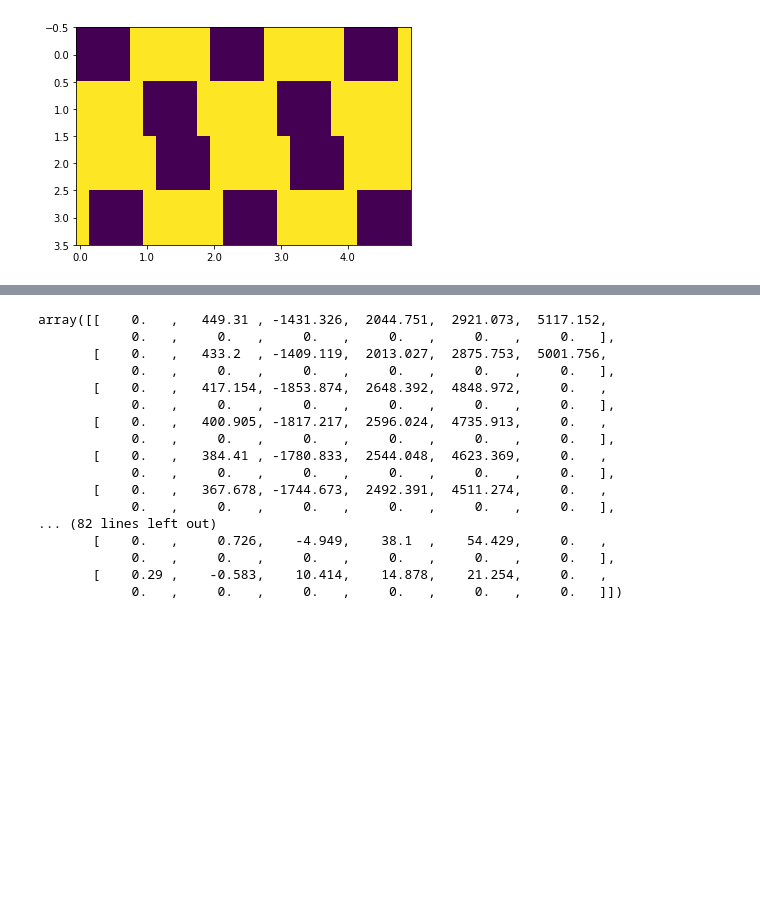
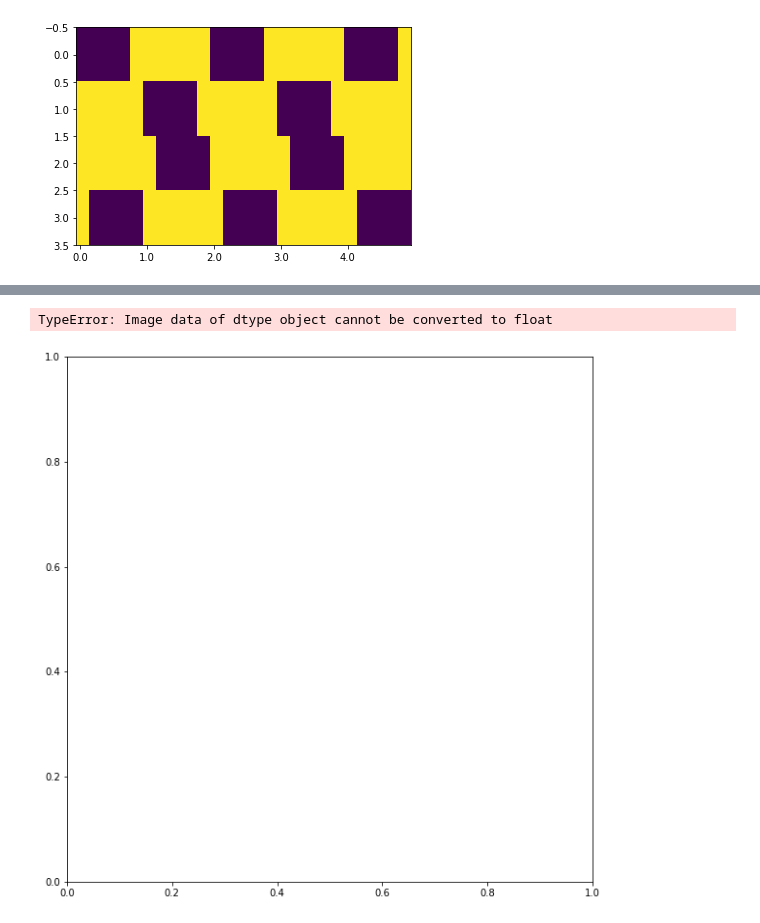
Before and after one commit to JChunX/gait-trans, a Jupyter notebook: gait_trans/playground.ipynb, the cells around one changed output, grey strips where cells are left out. Saved outputs shown, nothing was run; the diff lists cells and outputs as text; code cells hidden in the pictures; blank space fills up the shorter version.

```diff
--- a/gait_trans/playground.ipynb
+++ b/gait_trans/playground.ipynb
@@ -543,29 +606,33 @@ class QuadrupedMPC(LeafSystem):
 # %%
-leg_shoulder_pos = [np.array([0.5,0.5,0]),
-    np.array([0.5,-0.5,0]),
-    np.array([-0.5,0.5,0]),
-    np.array([-0.5,-0.5,0])]
+# leg_shoulder_pos = [np.array([0.5,0.5,0]),
+#     np.array([0.5,-0.5,0]),
+#     np.array([-0.5,0.5,0]),
+#     np.array([-0.5,-0.5,0])]
 
-body_cmd_vel = np.array([0.5, 0])
-omega = np.pi/200
-dt = 0.1
-N = 50
-x_ref = np.zeros((N, 12))
-x_ref_tmp = gen_body_trajectory(body_cmd_vel, omega, dt, N)
-x_ref[:,:2] = np.zeros((N,2))
-x_ref[:,2] = x_ref_tmp[:,6]
-x_ref[:,3:6] = x_ref_tmp[:,:3]
-x_ref[:,6:8] = np.zeros((N,2))
-x_ref[:,8] = x_ref_tmp[:,7]
-x_ref[:,9:12] = x_ref_tmp[:,3:6]
+# body_cmd_vel = np.array([0.1, 0])
+# omega = np.pi/200
+# dt = 0.1
+# N = 2
+# x_ref = np.zeros((N, 12))
+# x_ref_tmp = gen_body_trajectory(body_cmd_vel, omega, dt, N)
+# x_ref[:,:2] = np.zeros((N,2))
+# x_ref[:,2] = x_ref_tmp[:,6]
+# x_ref[:,3:6] = x_ref_tmp[:,:3]
+# x_ref[:,6:8] = np.zeros((N,2))
+# x_ref[:,8] = x_ref_tmp[:,7]
+# x_ref[:,9:12] = x_ref_tmp[:,3:6]
 
-contact_scheduler = ContactScheduler(2, dt)
-fsm = contact_scheduler.make_trot_contact_sequence(N, 0)
-r_ref = gen_foot_positions(x_ref_tmp, fsm, leg_shoulder_pos)
-# convert r_ref from world frame to body frame
-r_ref = r_ref - x_ref[:, np.newaxis, 3:6]
+# contact_scheduler = ContactScheduler(2, dt)
+# fsm = contact_scheduler.make_trot_contact_sequence(N, 0)
+# r_ref = gen_foot_positions(x_ref_tmp, fsm, leg_shoulder_pos)
+# # convert r_ref from world frame to body frame
+# print()
+# r_ref = r_ref - x_ref[:, np.newaxis, 3:6]
 
 mpc = QuadrupedMPC(N, dt)
-mpc.compute_mpc(x_ref, r_ref[:N-1], fsm[:N-1])
+f_mpc = mpc.compute_mpc(x_ref, r_ref[:N-1], fsm[:N-1])
+
+plt.figure(figsize=(10,10))
+plt.imshow(f_mpc.T)
 # %% [output]
 Computing MPC...
@@ -577,20 +655,5 @@ Success!
-array([[    0.   ,   449.31 , -1431.326,  2044.751,  2921.073,  5117.152,
-            0.   ,     0.   ,     0.   ,     0.   ,     0.   ,     0.   ],
-       [    0.   ,   433.2  , -1409.119,  2013.027,  2875.753,  5001.756,
-            0.   ,     0.   ,     0.   ,     0.   ,     0.   ,     0.   ],
-       [    0.   ,   417.154, -1853.874,  2648.392,  4848.972,     0.   ,
-            0.   ,     0.   ,     0.   ,     0.   ,     0.   ,     0.   ],
-       [    0.   ,   400.905, -1817.217,  2596.024,  4735.913,     0.   ,
-            0.   ,     0.   ,     0.   ,     0.   ,     0.   ,     0.   ],
-       [    0.   ,   384.41 , -1780.833,  2544.048,  4623.369,     0.   ,
-            0.   ,     0.   ,     0.   ,     0.   ,     0.   ,     0.   ],
-       [    0.   ,   367.678, -1744.673,  2492.391,  4511.274,     0.   ,
-            0.   ,     0.   ,     0.   ,     0.   ,     0.   ,     0.   ],
-... (82 lines left out)
-       [    0.   ,     0.726,    -4.949,    38.1  ,    54.429,     0.   ,
-            0.   ,     0.   ,     0.   ,     0.   ,     0.   ,     0.   ],
-       [    0.29 ,    -0.583,    10.414,    14.878,    21.254,     0.   ,
-            0.   ,     0.   ,     0.   ,     0.   ,     0.   ,     0.   ]])
+TypeError: Image data of dtype object cannot be converted to float
+[figure, added]
 # %%
 plt.imshow(fsm[:N-1].T, cmap="gray", aspect="auto")
 # %% [output]
```
Also changed, not shown: parts of 11 cells of this notebook, 11 other files.
